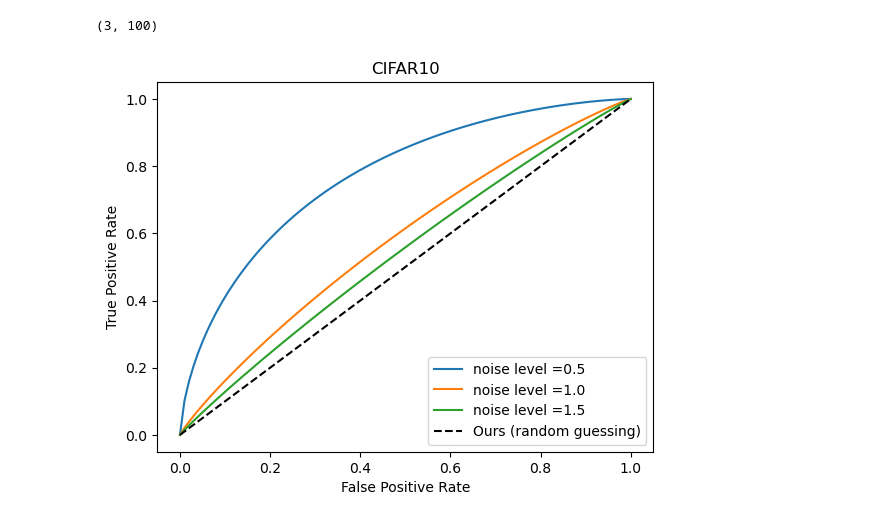
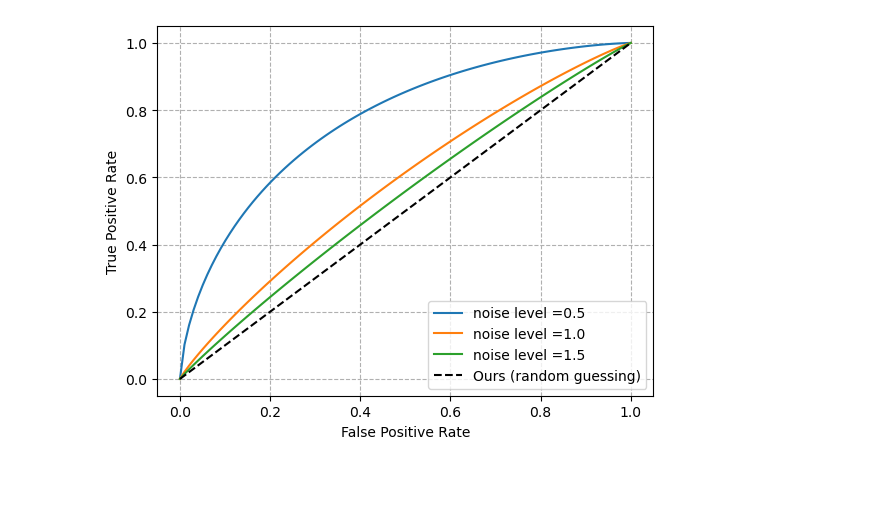
Before and after one commit to Vblack929/ZKFL, a Jupyter notebook: py/privacy_calc.ipynb, the cells around one changed output. Saved outputs shown, nothing was run; the diff lists cells and outputs as text; code cells hidden in the pictures; blank space fills up the shorter version.

```diff
--- a/py/privacy_calc.ipynb
+++ b/py/privacy_calc.ipynb
@@ -120,20 +119,18 @@ tpr_at_005 = [t[np.argmin(np.abs(fpr_values - 0.05))] for t in tpr]
-# %%
-len(tpr), len(fpr_values)
-# %% [output]
-(3, 100)
 # %%
+
 fig, ax = plt.subplots()
 noise_level = [0.5, 1.0, 1.5]
 for i in range(len(tau)):
     ax.plot(fpr_values, tpr[i], label=f'noise level ={noise_level[i]}')
 ax.plot([0,1], [0,1], "--k", label="Ours (random guessing)")
 ax.set_xlabel('False Positive Rate')
 ax.set_ylabel('True Positive Rate')
 # ax.set_title('Trade-off Curve')
 ax.legend()
+ax.grid(True, which='both', linestyle='--')
 # fig.set_size_inches(3,3)
-plt.title("MNIST")
+# plt.title("MNIST")
 plt.show()
-fig.savefig('tradeoff_curve2.png')
+# fig.savefig('tradeoff_curve2.png')
 # %% [output]
-[figure, old version]
+[figure, new version]
```
Also changed, not shown: parts of 3 cells of this notebook, 12 other files.
